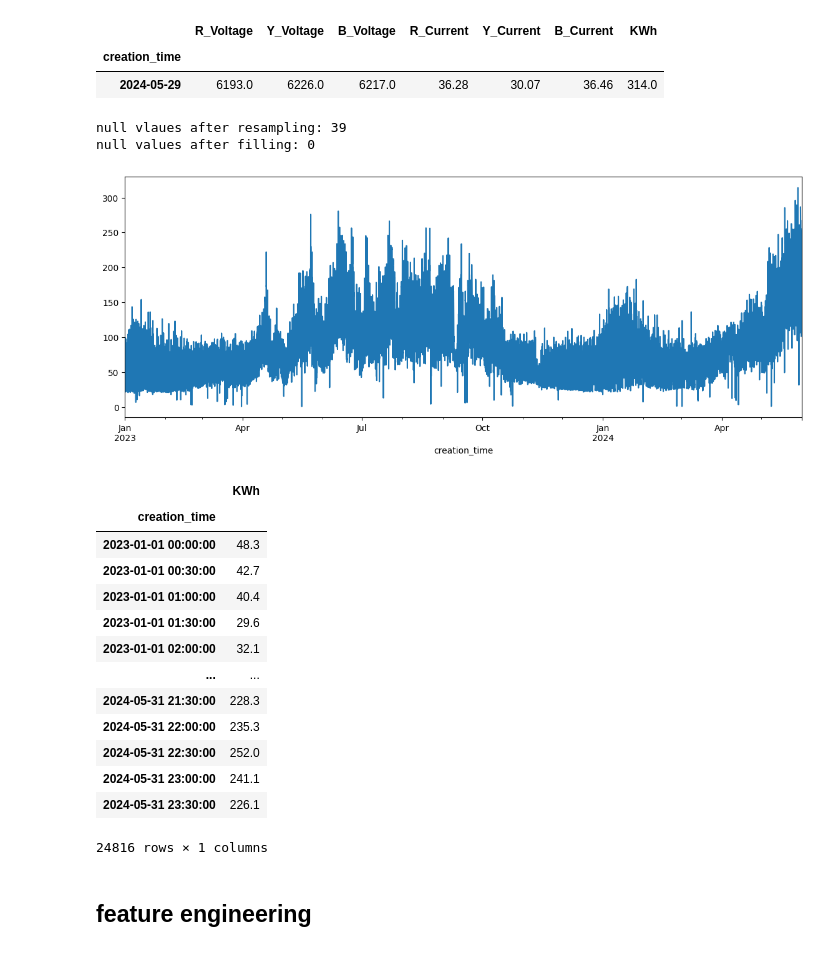
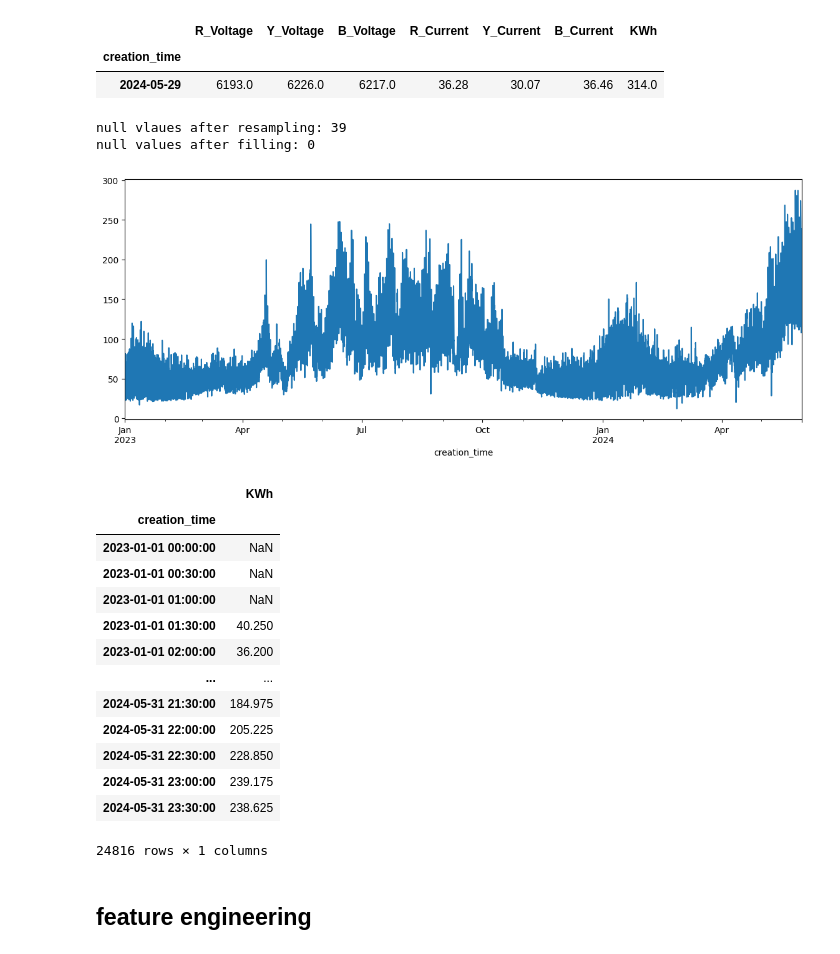
Before and after one commit to Harshvardhan1407/load_forecasting, a Jupyter notebook: main.ipynb, the cells around one changed output. Saved outputs shown, nothing was run; the diff lists cells and outputs as text; code cells hidden in the pictures.

```diff
--- a/main.ipynb
+++ b/main.ipynb
@@ -197,29 +191,30 @@ df.loc[df['KWh']>306]
 # %%
 resample_df = df[['KWh']].resample(rule="30min").asfreq()
 print(f"null vlaues after resampling: {resample_df.isna().sum().sum()}")
 # resample_df[resample_df.isna().any(axis=1)]
 resample_df = resample_df.interpolate(method="linear")
 print(f"null values after filling: {resample_df.isna().sum().sum()}")
+resample_df['KWh'] = resample_df['KWh'].rolling(window=4).mean()
 resample_df['KWh'].plot()
 plt.show()
 resample_df
 # %% [output]
 null vlaues after resampling: 39
 null values after filling: 0
-[figure, old version]
+[figure, new version]
 |  | KWh |
 | creation_time |  |
-| 2023-01-01 00:00:00 | 48.3 |
-| 2023-01-01 00:30:00 | 42.7 |
-| 2023-01-01 01:00:00 | 40.4 |
-| 2023-01-01 01:30:00 | 29.6 |
-| 2023-01-01 02:00:00 | 32.1 |
+| 2023-01-01 00:00:00 | NaN |
+| 2023-01-01 00:30:00 | NaN |
+| 2023-01-01 01:00:00 | NaN |
+| 2023-01-01 01:30:00 | 40.250 |
+| 2023-01-01 02:00:00 | 36.200 |
 | ... | ... |
-| 2024-05-31 21:30:00 | 228.3 |
-| 2024-05-31 22:00:00 | 235.3 |
-| 2024-05-31 22:30:00 | 252.0 |
-| 2024-05-31 23:00:00 | 241.1 |
-| 2024-05-31 23:30:00 | 226.1 |
+| 2024-05-31 21:30:00 | 184.975 |
+| 2024-05-31 22:00:00 | 205.225 |
+| 2024-05-31 22:30:00 | 228.850 |
+| 2024-05-31 23:00:00 | 239.175 |
+| 2024-05-31 23:30:00 | 238.625 |
 24816 rows × 1 columns
 # %% [markdown]
 ## feature engineering
```
Also changed, not shown: parts of 49 cells of this notebook.
